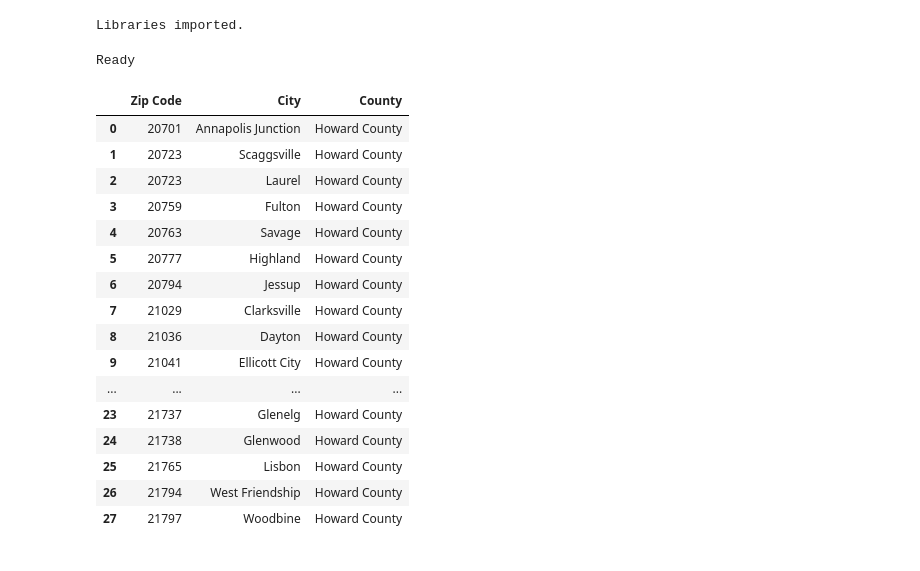
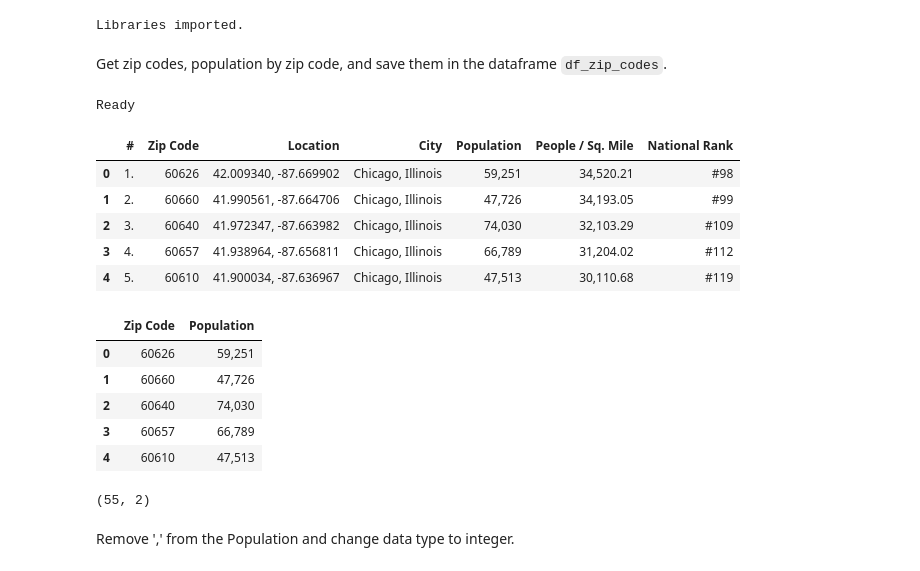
Before and after one commit to rajevac/Coursera_Capstone, a Jupyter notebook: The Battle of the Neighborhoods (Week 2).ipynb, the cells around one changed output. Saved outputs shown, nothing was run; the diff lists cells and outputs as text; code cells hidden in the pictures.

````diff
--- a/The Battle of the Neighborhoods (Week 2).ipynb
+++ b/The Battle of the Neighborhoods (Week 2).ipynb
@@ -67,52 +79,57 @@ import folium
 print('Libraries imported.')
 # %% [output]
 Libraries imported.
+# %% [markdown]
+Get zip codes, population by zip code, and save them in the dataframe ```df_zip_codes```.
 # %%
-html_doc = requests.get('http://ciclt.net/sn/clt/capitolimpact/gw_ziplist.aspx?ClientCode=capitolimpact&State=md&StName=Maryland&StFIPS=24&FIPS=24027')
+html_doc = requests.get('http://zipatlas.com/us/il/chicago/zip-code-comparison/population-density.htm')
 try:
     html_doc.raise_for_status()
 except Exception as exc:
     print(f'There was a problem: {exc}')
 
 print('Ready')
 
 soup = BeautifulSoup(html_doc.text, 'html.parser')
 
-# rows = soup.select('table[border="3"] > tbody > tr')
-
-rows = soup.select('table[border="3"] > tr')
+rows = soup.select('table[rules="all"] > tr')
 
 df_rows = []
 
 for i in range(len(rows)):
     row = rows[i].find_all(['th', 'td'])
     df_row =[]
     for td in row:
         try:
             df_row.append(td.text.replace('\n', ''))
         except:
             continue
     if len(df_row) > 0:
         df_rows.append(df_row)
 
 df_zip_codes = pd.DataFrame(df_rows[1:], columns=df_rows[0])
-df_zip_codes
+df_zip_codes.head()
 # %% [output]
 Ready
-|  | Zip Code | City | County |
-| 0 | 20701 | Annapolis Junction | Howard County |
-| 1 | 20723 | Scaggsville | Howard County |
-| 2 | 20723 | Laurel | Howard County |
-| 3 | 20759 | Fulton | Howard County |
-| 4 | 20763 | Savage | Howard County |
-| 5 | 20777 | Highland | Howard County |
-| 6 | 20794 | Jessup | Howard County |
-| 7 | 21029 | Clarksville | Howard County |
-| 8 | 21036 | Dayton | Howard County |
-| 9 | 21041 | Ellicott City | Howard County |
-| ... | ... | ... | ... |
-| 23 | 21737 | Glenelg | Howard County |
-| 24 | 21738 | Glenwood | Howard County |
-| 25 | 21765 | Lisbon | Howard County |
-| 26 | 21794 | West Friendship | Howard County |
-| 27 | 21797 | Woodbine | Howard County |
+|  | # | Zip Code | Location | City | Population | People / Sq. Mile | National Rank |
+| 0 | 1. | 60626 | 42.009340, -87.669902 | Chicago, Illinois | 59,251 | 34,520.21 | #98 |
+| 1 | 2. | 60660 | 41.990561, -87.664706 | Chicago, Illinois | 47,726 | 34,193.05 | #99 |
+| 2 | 3. | 60640 | 41.972347, -87.663982 | Chicago, Illinois | 74,030 | 32,103.29 | #109 |
+| 3 | 4. | 60657 | 41.938964, -87.656811 | Chicago, Illinois | 66,789 | 31,204.02 | #112 |
+| 4 | 5. | 60610 | 41.900034, -87.636967 | Chicago, Illinois | 47,513 | 30,110.68 | #119 |
+# %%
+df_zip_codes = df_zip_codes[['Zip Code', 'Population']]
+df_zip_codes.head()
+# %% [output]
+|  | Zip Code | Population |
+| 0 | 60626 | 59,251 |
+| 1 | 60660 | 47,726 |
+| 2 | 60640 | 74,030 |
+| 3 | 60657 | 66,789 |
+| 4 | 60610 | 47,513 |
+# %%
+df_zip_codes.shape
+# %% [output]
+(55, 2)
+# %% [markdown]
+Remove ',' from the Population and change data type to integer.
````
Also changed, not shown: parts of 81 cells of this notebook.
